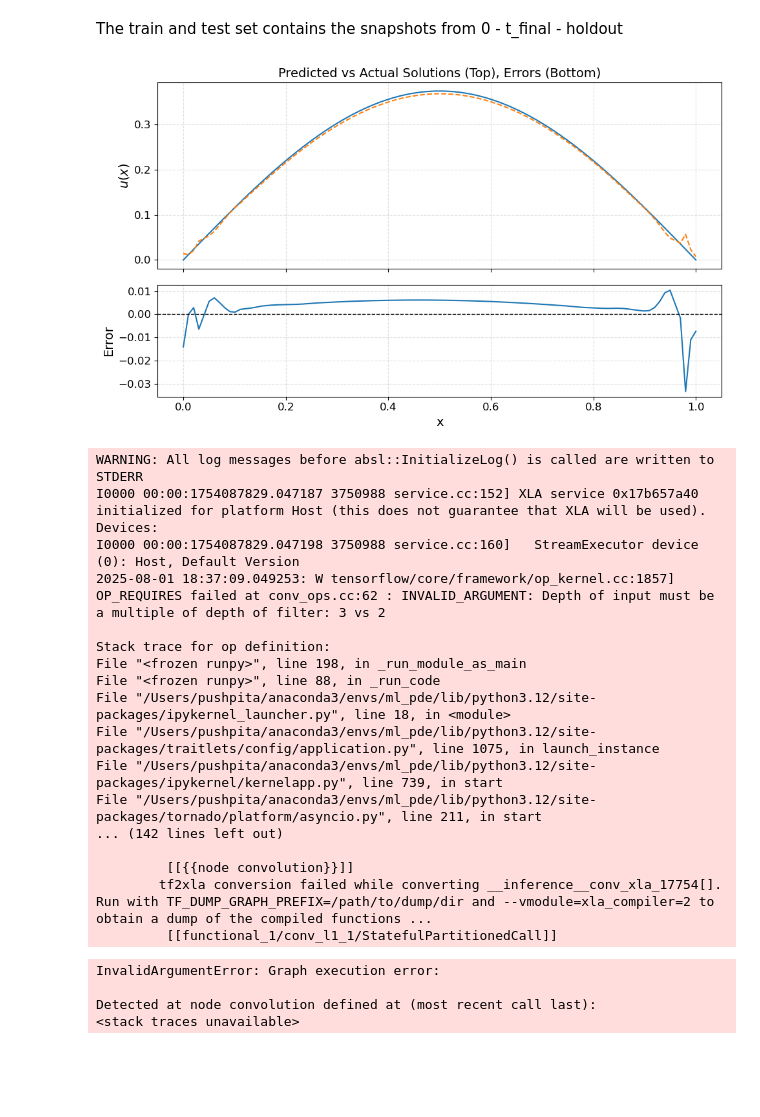
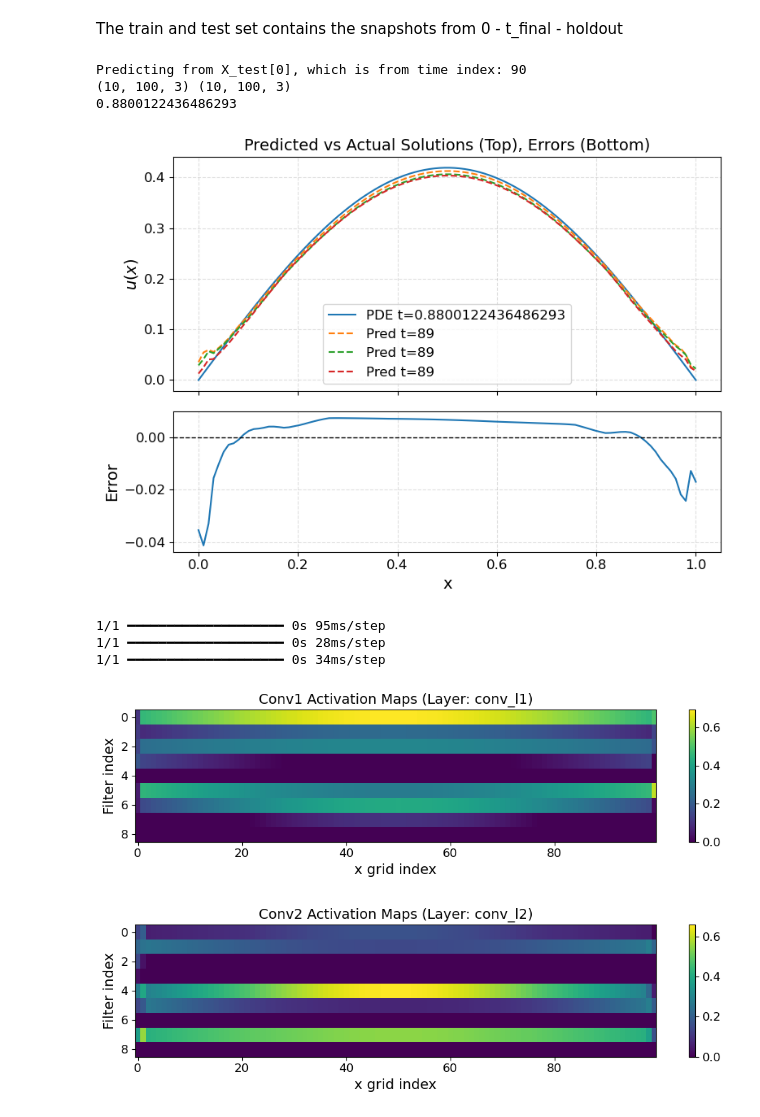
Before and after one commit to daspushpita/heat_ml, a Jupyter notebook: notebooks/train_model_single_cons_multistep.ipynb, the cells around one changed output. Saved outputs shown, nothing was run; the diff lists cells and outputs as text; code cells hidden in the pictures; blank space fills up the shorter version.

```diff
--- a/notebooks/train_model_single_cons_multistep.ipynb
+++ b/notebooks/train_model_single_cons_multistep.ipynb
@@ -59,5 +59,5 @@ my_model.build(input_shape=(None, 100, 1))  # assuming nx = 100
 
 my_model.compile(loss='mse', optimizer=optimizer)
 # %%
-history = my_model.fit(X_train, Y_train, epochs=32, batch_size=32, validation_data=(X_validation, Y_validation))
+history = my_model.fit(X_train, Y_train, epochs=100, batch_size=32, validation_data=(X_validation, Y_validation))
 # %% [output]
@@ -146,58 +146,67 @@ The train and test set contains the snapshots from 0 - t_final - holdout
 # %%
 x = np.linspace(0, 1, X_test.shape[1])
 
-fig, axs = plt.subplots(2, 1, figsize=(10, 6), sharex=True, gridspec_kw={'height_ratios': [3, 1.8]})
+fig, axs = plt.subplots(2, 1, figsize=(8, 6), sharex=True, gridspec_kw={'height_ratios': [3, 1.8]})
 
 files = sorted([f for f in os.listdir('../data/csv_files/diffusion0.1/') if f.startswith('data_') and f.endswith('.csv')])
 
 
 # Prediction
 u_tn = X_test[:,:,0:2]
-u_pred_new = my_model(u_tn, training=False).numpy()[0, :, 0]
-
+u_pred_new = my_model(u_tn, training=False).numpy()
+print("Predicting from X_test[0], which is from time index:", len(files) - holdout - 1)
+print(X_test.shape,u_pred_new.shape)
+i = 0
+print(X_test[0,0,1])
 # True solution
-i = 10
-last_snap = len(files) - i - 1
-filename = os.path.join('../data/csv_files/diffusion0.1/', f'data_{last_snap}.csv')
+pred_index = len(files) -1 - holdout + i
+filename = os.path.join('../data/csv_files/diffusion0.1/', f'data_{pred_index:04d}.csv')
 data = pd.read_csv(filename)
 var_u = data.filter(like='u_t').values.flatten()
 
 # Plot true vs predicted
-axs[0].plot(x, var_u, linewidth=1.5, label=f'PDE t={last_snap}')
-axs[0].plot(x, u_pred_new, '--', linewidth=1.5, label=f'Pred t={last_snap}')
+axs[0].plot(x, var_u, linewidth=1.5, label=f'PDE t={data['t'][0]}')
+axs[0].plot(x, u_pred_new[i, :, 0], '--', linewidth=1.5, label=f'Pred t={pred_index}')
+axs[0].plot(x, u_pred_new[i, :, 1], '--', linewidth=1.5, label=f'Pred t={pred_index}')
+axs[0].plot(x, u_pred_new[i, :, 2], '--', linewidth=1.5, label=f'Pred t={pred_index}')
+
+axs[0].legend()
 
 # Plot error
-error = var_u - u_pred_new
-axs[1].plot(x, error, linewidth=1.5, label=f'Error t={last_snap}')
+error = var_u - u_pred_new[i, :, 0]
+axs[1].plot(x, error, linewidth=1.5, label=f'Error t={pred_index}')
 
 # Top: Predictions vs PDE
 axs[0].set_ylabel('$u(x)$')
 axs[0].set_title('Predicted vs Actual Solutions (Top), Errors (Bottom)')
 #axs[0].legend(ncol=3)
 axs[0].grid(True, linestyle='--', alpha=0.4)
 
 # Bottom: Errors
 axs[1].axhline(0, color='k', linestyle='--', linewidth=1)
 axs[1].set_xlabel('x')
 axs[1].set_ylabel('Error')
 #axs[1].legend(ncol=4)
 axs[1].grid(True, linestyle='--', alpha=0.4)
 
 fig.tight_layout()
 plt.show()
 # %% [output]
+Predicting from X_test[0], which is from time index: 90
+(10, 100, 3) (10, 100, 3)
+0.8800122436486293
-[figure, old version]
+[figure, new version]
 # %%
 # Trigger model build if not done
-dummy_input = X_test[0:1, ..., np.newaxis]  # shape: (1, nx, 1)
+dummy_input = X_test[:,:,0:2]
 _ = my_model.predict(dummy_input)
 # Get intermediate models
 layer_out_l1 = models.Model(inputs=my_model.input, outputs=my_model.get_layer('conv_l1').output)
 layer_out_l2 = models.Model(inputs=my_model.input, outputs=my_model.get_layer('conv_l2').output)
 
 # Compute activations
-activ_l1 = layer_out_l1.predict(X_test[:1])
-activ_l2 = layer_out_l2.predict(X_test[:1])
+activ_l1 = layer_out_l1.predict(X_test[:1, :, 0:2])
+activ_l2 = layer_out_l2.predict(X_test[:1, :, 0:2])
 
 # Plot conv_l1 activations
 plt.figure(figsize=(10, 3))
@@ -219,26 +228,10 @@ plt.tight_layout()
 
 plt.show()
 # %% [output]
-WARNING: All log messages before absl::InitializeLog() is called are written to STDERR
-I0000 00:00:1754087829.047187 3750988 service.cc:152] XLA service 0x17b657a40 initialized for platform Host (this does not guarantee that XLA will be used). Devices:
-I0000 00:00:1754087829.047198 3750988 service.cc:160]   StreamExecutor device (0): Host, Default Version
-2025-08-01 18:37:09.049253: W tensorflow/core/framework/op_kernel.cc:1857] OP_REQUIRES failed at conv_ops.cc:62 : INVALID_ARGUMENT: Depth of input must be a multiple of depth of filter: 3 vs 2
-
-Stack trace for op definition:
-File "<frozen runpy>", line 198, in _run_module_as_main
-File "<frozen runpy>", line 88, in _run_code
-File "/Users/pushpita/anaconda3/envs/ml_pde/lib/python3.12/site-packages/ipykernel_launcher.py", line 18, in <module>
-File "/Users/pushpita/anaconda3/envs/ml_pde/lib/python3.12/site-packages/traitlets/config/application.py", line 1075, in launch_instance
-File "/Users/pushpita/anaconda3/envs/ml_pde/lib/python3.12/site-packages/ipykernel/kernelapp.py", line 739, in start
-File "/Users/pushpita/anaconda3/envs/ml_pde/lib/python3.12/site-packages/tornado/platform/asyncio.py", line 211, in start
-... (142 lines left out)
-
-         [[{{node convolution}}]]
-        tf2xla conversion failed while converting __inference__conv_xla_17754[]. Run with TF_DUMP_GRAPH_PREFIX=/path/to/dump/dir and --vmodule=xla_compiler=2 to obtain a dump of the compiled functions ...
-         [[functional_1/conv_l1_1/StatefulPartitionedCall]]
+1/1 ━━━━━━━━━━━━━━━━━━━━ 0s 95ms/step
+1/1 ━━━━━━━━━━━━━━━━━━━━ 0s 28ms/step
+1/1 ━━━━━━━━━━━━━━━━━━━━ 0s 34ms/step
-InvalidArgumentError: Graph execution error:
-
-Detected at node convolution defined at (most recent call last):
-<stack traces unavailable>
+[figure, added]
+[figure, added]
 # %%
 def plot_filters(layer_name):
```
Also changed, not shown: parts of 11 cells of this notebook, 3 other files.
